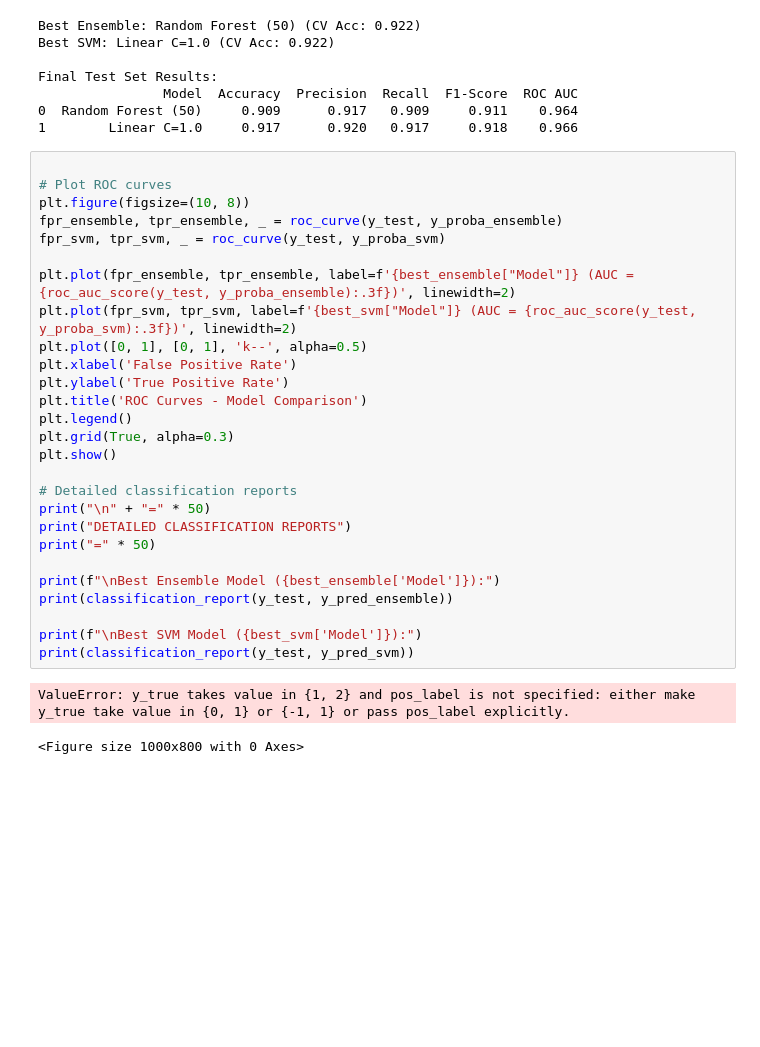
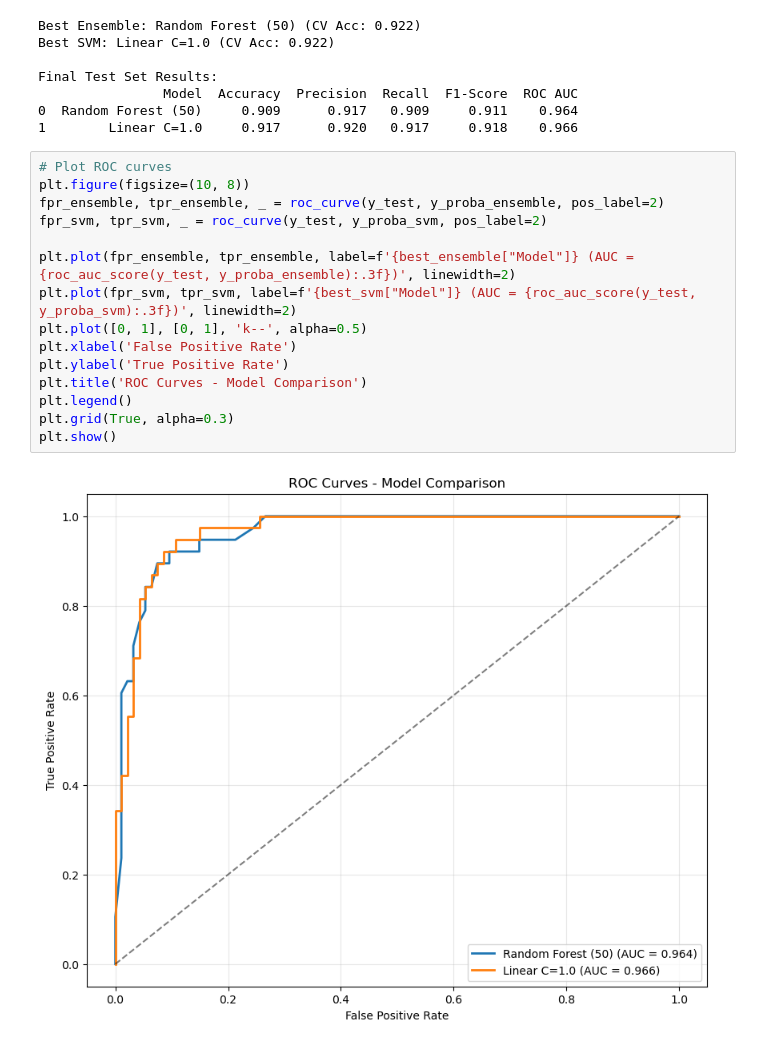
Before and after one commit to gdgarcian/Assignment2, a Jupyter notebook: assignment.ipynb, the cells around one changed output. Cells and saved outputs as stored; diff of their text form; blank space fills up the shorter version.

```diff
--- a/assignment.ipynb
+++ b/assignment.ipynb
@@ -339,32 +339,19 @@ Final Test Set Results:
 0  Random Forest (50)     0.909      0.917   0.909     0.911    0.964
 1        Linear C=1.0     0.917      0.920   0.917     0.918    0.966
 # %%
-
 # Plot ROC curves
 plt.figure(figsize=(10, 8))
-fpr_ensemble, tpr_ensemble, _ = roc_curve(y_test, y_proba_ensemble)
-fpr_svm, tpr_svm, _ = roc_curve(y_test, y_proba_svm)
+fpr_ensemble, tpr_ensemble, _ = roc_curve(y_test, y_proba_ensemble, pos_label=2)
+fpr_svm, tpr_svm, _ = roc_curve(y_test, y_proba_svm, pos_label=2)
 
 plt.plot(fpr_ensemble, tpr_ensemble, label=f'{best_ensemble["Model"]} (AUC = {roc_auc_score(y_test, y_proba_ensemble):.3f})', linewidth=2)
 plt.plot(fpr_svm, tpr_svm, label=f'{best_svm["Model"]} (AUC = {roc_auc_score(y_test, y_proba_svm):.3f})', linewidth=2)
 plt.plot([0, 1], [0, 1], 'k--', alpha=0.5)
 plt.xlabel('False Positive Rate')
 plt.ylabel('True Positive Rate')
 plt.title('ROC Curves - Model Comparison')
 plt.legend()
 plt.grid(True, alpha=0.3)
 plt.show()
-
-# Detailed classification reports
-print("\n" + "=" * 50)
-print("DETAILED CLASSIFICATION REPORTS")
-print("=" * 50)
-
-print(f"\nBest Ensemble Model ({best_ensemble['Model']}):")
-print(classification_report(y_test, y_pred_ensemble))
-
-print(f"\nBest SVM Model ({best_svm['Model']}):")
-print(classification_report(y_test, y_pred_svm))
 # %% [output]
-ValueError: y_true takes value in {1, 2} and pos_label is not specified: either make y_true take value in {0, 1} or {-1, 1} or pass pos_label explicitly.
-<Figure size 1000x800 with 0 Axes>
+[figure, added]
```
Also changed, not shown: parts of 3 cells of this notebook.
